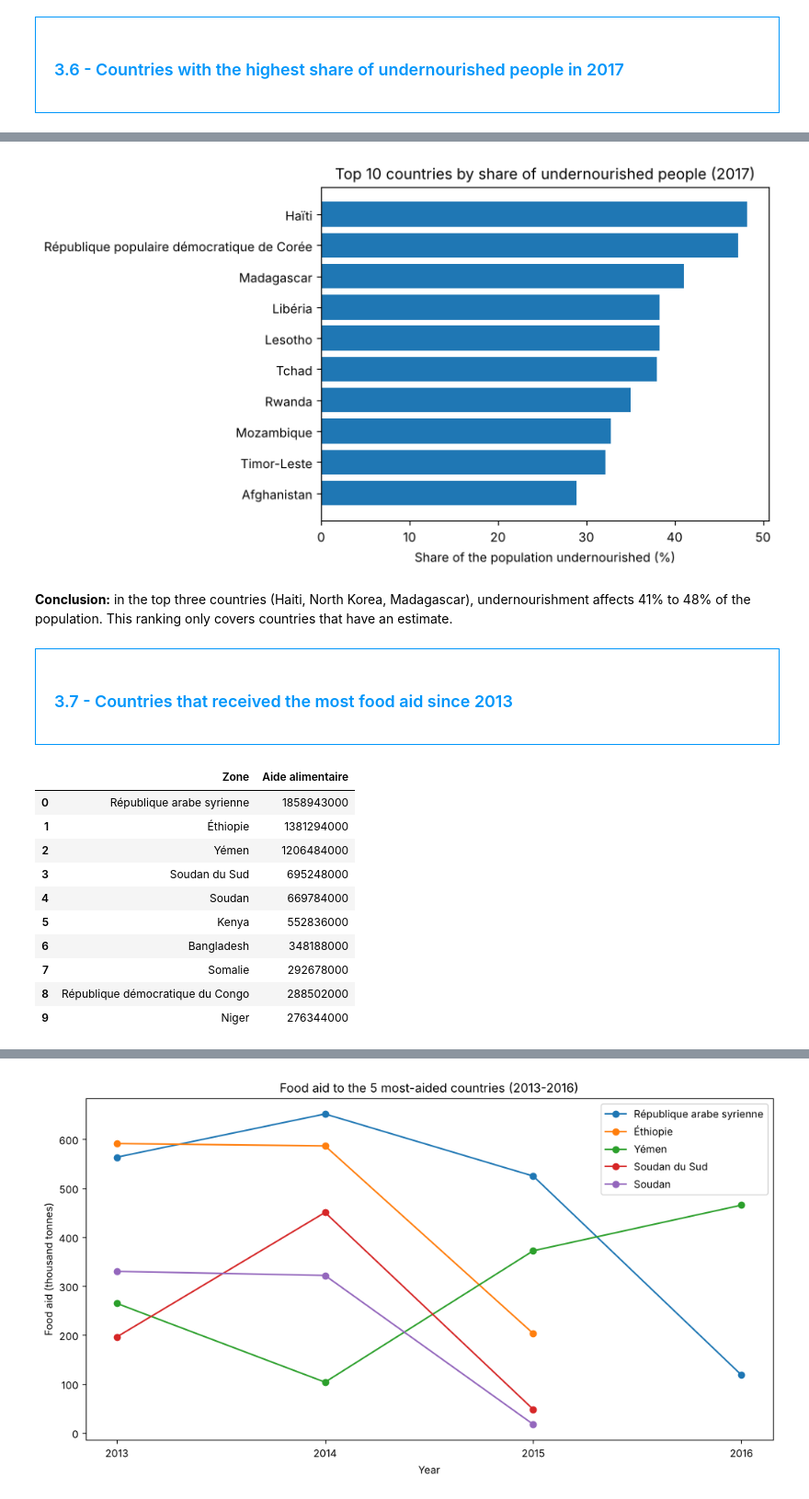
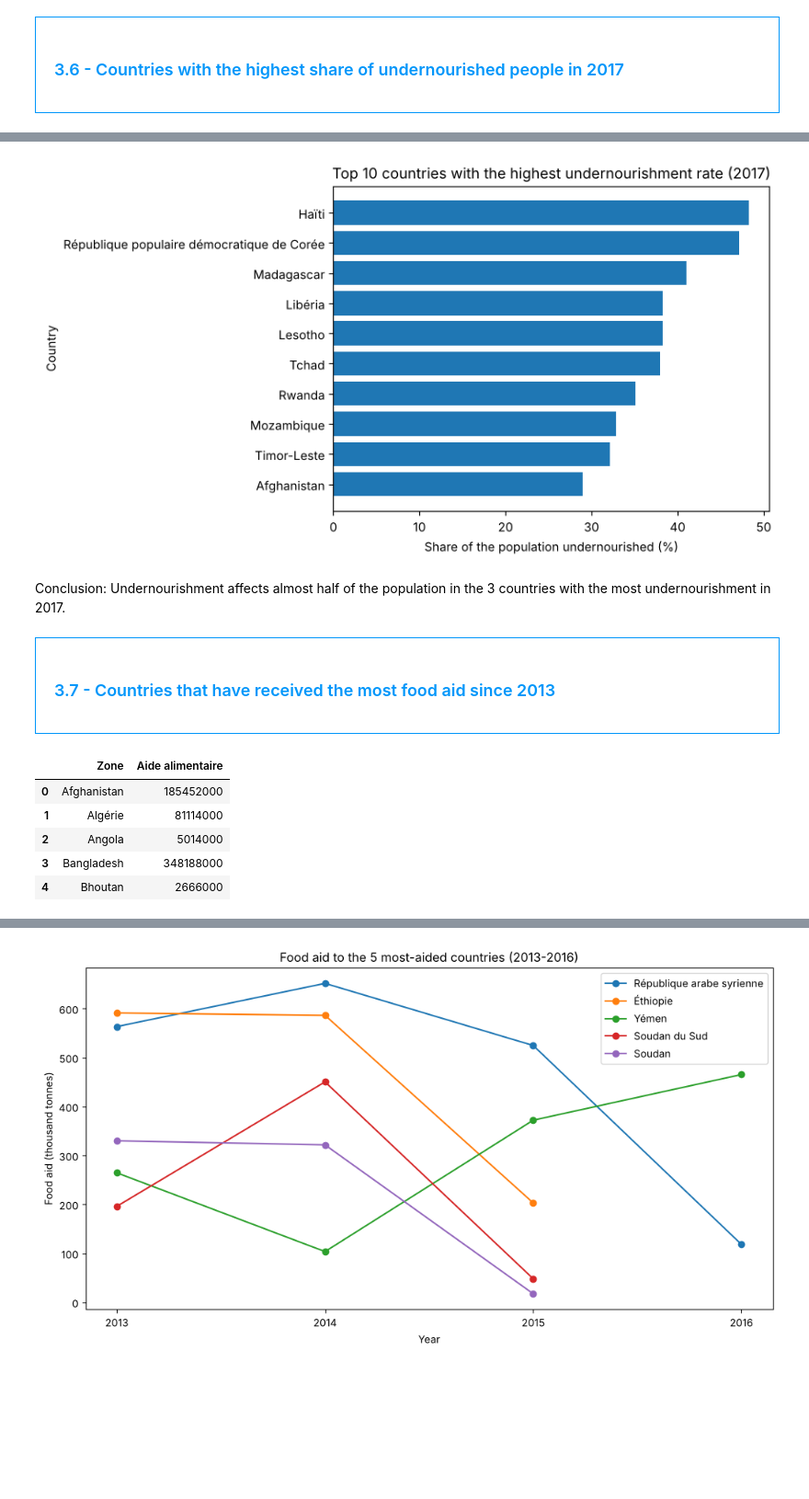
Before and after one commit to axeldrtdata/global-food-security, a Jupyter notebook: notebooks/01_food_security_analysis.ipynb, the cells around one changed output, grey strips where cells are left out. Shown at 92% size. Drawn from its saved outputs; the diff is of its cells as text; code cells hidden in the pictures; blank space fills up the shorter version.

```diff
--- a/notebooks/01_food_security_analysis.ipynb
+++ b/notebooks/01_food_security_analysis.ipynb
@@ -424,0 +307,5 @@ More than a third of the world's cereals are used to produce meat, eggs and dair
+# %%
+#Multiplying the Sous nutrition column by 1000000
+sous_nutrition['Sous nutrition'] = sous_nutrition['Sous nutrition'] * 1000000
+#Converting the Sous nutrition column from float to int
+sous_nutrition['Sous nutrition'] = sous_nutrition['Sous nutrition'].astype(int)
@@ -424,0 +345,3 @@ More than a third of the world's cereals are used to produce meat, eggs and dair
+# %%
+#First, we join the population table and the undernourishment table, for the year 2017
+population_sous_nutrition_2017_join = pd.merge(population_2017, sous_nutrition_2017, on='Zone', how='inner')
@@ -446,0 +582,7 @@ top_10_undernourished[['Zone', 'Population', 'Sous nutrition', 'Proportion %']]
+# %%
+#Creating the share-per-country column
+population_sous_nutrition_2017_join['Proportion %'] = (
+    population_sous_nutrition_2017_join['Sous nutrition']
+    / population_sous_nutrition_2017_join['Population']
+    *100
+)
@@ -446,0 +599,4 @@ top_10_undernourished[['Zone', 'Population', 'Sous nutrition', 'Proportion %']]
+# %%
+#Displaying the 10 worst countries after sorting
+population_sous_nutrition_2017_join = population_sous_nutrition_2017_join.sort_values(by='Proportion %', ascending=False)
+population_sous_nutrition_2017_join.head(10)
@@ -447,30 +615,30 @@ top_10_undernourished[['Zone', 'Population', 'Sous nutrition', 'Proportion %']]
 # %%
-plt.barh(top_10_undernourished['Zone'], top_10_undernourished['Proportion %'])
+#Creating a horizontal bar chart
+top_10_sous_nutrition = population_sous_nutrition_2017_join.nlargest(10, 'Proportion %')
+plt.barh(top_10_sous_nutrition['Zone'],
+         top_10_sous_nutrition['Proportion %'],
+)
 plt.xlabel('Share of the population undernourished (%)')
-plt.title('Top 10 countries by share of undernourished people (2017)')
-plt.gca().invert_yaxis();
+plt.ylabel('Country')
+plt.title('Top 10 countries with the highest undernourishment rate (2017)')
+plt.gca().invert_yaxis()
 # %% [output]
-[figure, old version]
+[figure, new version]
-# %% [markdown]
-**Conclusion:** in the top three countries (Haiti, North Korea, Madagascar), undernourishment affects 41% to 48% of the population.
-This ranking only covers countries that have an estimate.
+# %% [markdown]
+Conclusion:
+Undernourishment affects almost half of the population in the 3 countries with the most undernourishment in 2017.
 # %% [markdown]
 <div style="border: 1px solid RGB(0,150,250);" >
-<h3 style="margin: auto; padding: 20px; color: RGB(0,150,250); ">3.7 - Countries that received the most food aid since 2013</h3>
+<h3 style="margin: auto; padding: 20px; color: RGB(0,150,250); ">3.7 - Countries that have received the most food aid since 2013</h3>
 </div>
 # %%
-aid_by_country = (aide_alimentaire.groupby('Zone')['Aide alimentaire'].sum()
-                  .sort_values(ascending=False).reset_index())
-aid_by_country.head(10)
+#Computing total food aid per country
+aide_par_pays = aide_alimentaire.groupby('Zone')['Aide alimentaire'].sum().reset_index()
+aide_par_pays.head(5)
 # %% [output]
 |  | Zone | Aide alimentaire |
-| 0 | République arabe syrienne | 1858943000 |
-| 1 | Éthiopie | 1381294000 |
-| 2 | Yémen | 1206484000 |
-| 3 | Soudan du Sud | 695248000 |
-| 4 | Soudan | 669784000 |
-| 5 | Kenya | 552836000 |
-| 6 | Bangladesh | 348188000 |
-| 7 | Somalie | 292678000 |
-| 8 | République démocratique du Congo | 288502000 |
-| 9 | Niger | 276344000 |
+| 0 | Afghanistan | 185452000 |
+| 1 | Algérie | 81114000 |
+| 2 | Angola | 5014000 |
+| 3 | Bangladesh | 348188000 |
+| 4 | Bhoutan | 2666000 |
```
Also changed, not shown: parts of 186 cells of this notebook.
